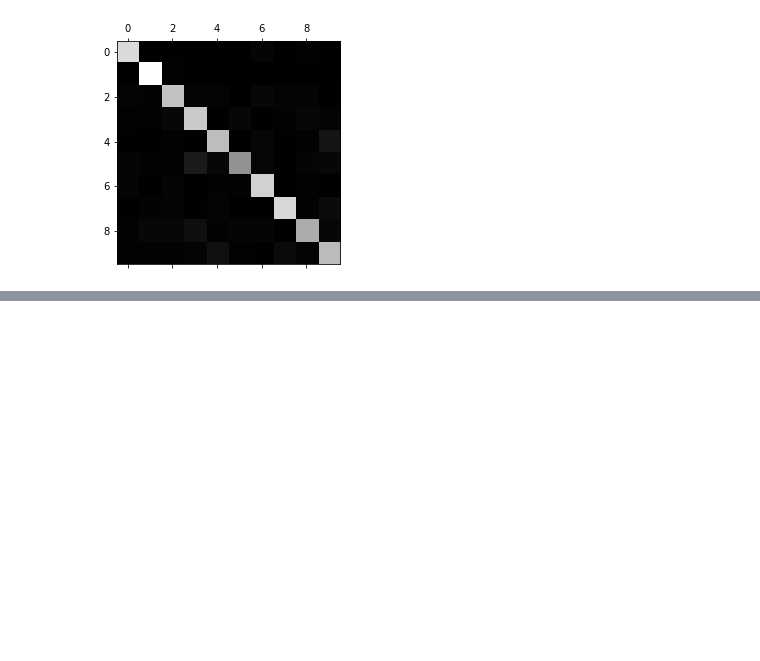
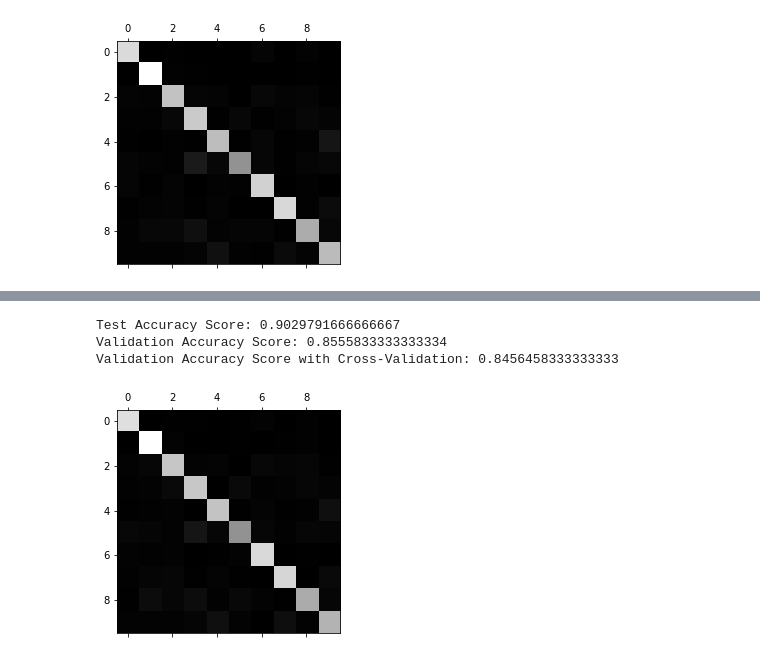
Before and after one commit to cjawesomest/applied_machine_learning, a Jupyter notebook: Project 2 Ensemble Learner/ref/ensemble_prediction.ipynb, the cells around one changed output, grey strips where cells are left out. Saved outputs shown, nothing was run; the diff lists cells and outputs as text; code cells hidden in the pictures; blank space fills up the shorter version.

```diff
--- a/Project 2 Ensemble Learner/ref/ensemble_prediction.ipynb
+++ b/Project 2 Ensemble Learner/ref/ensemble_prediction.ipynb
@@ -155,9 +157,17 @@ print(grid_search.best_estimator_)
 {'eta0': 0.75, 'learning_rate': 'adaptive', 'power_t': 0.25}
 SGDClassifier(eta0=0.75, learning_rate='adaptive', power_t=0.25)
 # %%
+#Some error analysis for these multiclassers
+from sklearn.model_selection import cross_val_predict
+from sklearn.model_selection import cross_val_score
+from sklearn.model_selection import cross_validate
+from sklearn.metrics import confusion_matrix
+#Accuracy score
+from sklearn.metrics import accuracy_score
 #Similarly, do this with a random forest
 from sklearn.ensemble import RandomForestClassifier
-rf_clf = RandomForestClassifier()
+rf_clf = RandomForestClassifier(n_estimators=1000, criterion='gini',
+        oob_score=True)
 
 rf_clf.fit(data_train, label_train)
 rf_clf.predict(some_digit)
@@ -205,8 +219,10 @@ print(grid_search.best_estimator_)
 # %%
 #And also for Logistic Regression
 from sklearn.linear_model import LogisticRegression
+from sklearn.metrics import confusion_matrix
 
-logr_clf = LogisticRegression(multi_class="ovr")
+logr_clf = LogisticRegression(C=0.0001, fit_intercept=False, multi_class='ovr',
+                   penalty='l1', solver='liblinear')
 
 logr_clf.fit(data_train, label_train)
 logr_clf.predict(some_digit)
@@ -253,0 +278,45 @@ print(grid_search.best_estimator_)
+# %%
+#Ensemble
+#Get an ensemble of 3 classifiers and train them to predict
+
+from sklearn.ensemble import VotingClassifier
+from sklearn.linear_model import LogisticRegression
+from sklearn.linear_model import SGDClassifier
+from sklearn.ensemble import RandomForestClassifier
+from sklearn.model_selection import cross_val_predict
+from sklearn.metrics import accuracy_score
+from sklearn.metrics import confusion_matrix
+
+svm_clf = SGDClassifier(loss='hinge', penalty='l2',
+    alpha=1, shuffle=True, learning_rate='adaptive',
+    eta0=0.75, power_t=0.25, early_stopping=False)
+rf_clf = RandomForestClassifier(n_estimators=1000, criterion='gini',
+        oob_score=True)
+logr_clf = LogisticRegression(C=0.0001, fit_intercept=False, multi_class='ovr',
+                   penalty='l1', solver='liblinear')
+
+voting_clf = VotingClassifier(
+    estimators=[('svm', svm_clf), ('rf', rf_clf), ('logr', logr_clf)],
+    voting='hard')
+voting_clf.fit(data_train, label_train)
+voting_clf.predict(some_digit)
+
+print("Test Accuracy Score: " +str(
+        accuracy_score(label_train, voting_clf.predict(data_train), normalize=True, sample_weight=None)))
+print("Validation Accuracy Score: " +str(
+        accuracy_score(label_val, voting_clf.predict(data_val), normalize=True, sample_weight=None)))
+label_train_pred = cross_val_predict(voting_clf, data_train, label_train, cv=5)
+print("Validation Accuracy Score with Cross-Validation: "+str(
+        accuracy_score(label_train, label_train_pred, normalize=True, sample_weight=None)))
+
+
+#Confusion Matrix with Cross-Valiation Scores
+conf_mx = confusion_matrix(label_train, label_train_pred)
+# print("Confusion\n"+str(conf_mx))
+plt.matshow(conf_mx, cmap=plt.cm.gray)
+plt.show()
+# %% [output]
+Test Accuracy Score: 0.9029791666666667
+Validation Accuracy Score: 0.8555833333333334
+Validation Accuracy Score with Cross-Validation: 0.8456458333333333
+[figure, added]
```
Also changed, not shown: parts of 5 cells of this notebook, 2 other files.
